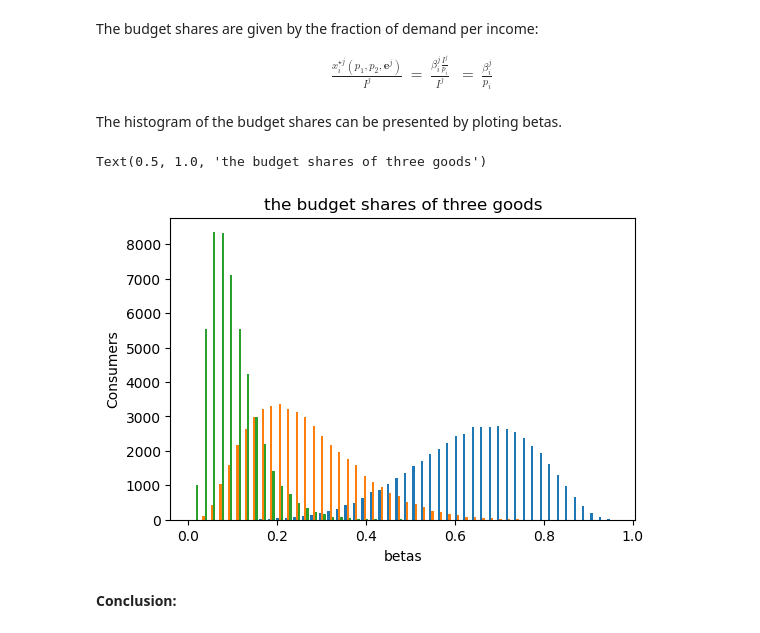
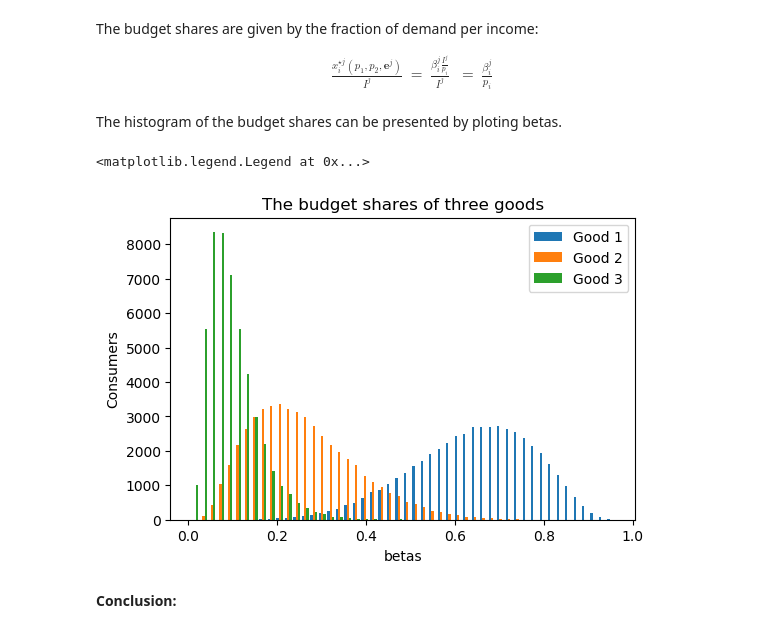
Before and after one commit to NumEconCopenhagen/projects-2019-bcg, a Jupyter notebook: examproject/exam_2019.ipynb, the cells around one changed output. Cells and saved outputs as stored; diff of their text form; code cells hidden in the pictures.

```diff
--- a/examproject/exam_2019.ipynb
+++ b/examproject/exam_2019.ipynb
@@ -655,18 +755,20 @@ $$
 
 The histogram of the budget shares can be presented by ploting betas.
 # %%
-#plot the histogram of the budgets share for each good
+# Plot the histogram of the budgets share for each good
 fig = plt.figure(dpi=100)
 ax = fig.add_subplot(1,1,1)
 
-ax.hist(betas,bins=50)
+goods = ['Good 1', 'Good 2', 'Good 3']
+ax.hist(betas, bins=50, label=goods)
+
+ax.set_title('The budget shares of three goods')
 ax.set_xlabel('betas')
 ax.set_ylabel('Consumers')
-
-ax.set_title('the budget shares of three goods')
+plt.legend(loc='upper right')
 # %% [output]
-Text(0.5, 1.0, 'the budget shares of three goods')
+<matplotlib.legend.Legend at 0x...>
-[figure, old version]
+[figure, new version]
 # %% [markdown]
 **Conclusion:**
 # %% [markdown]
```
Also changed, not shown: parts of 42 cells of this notebook.
